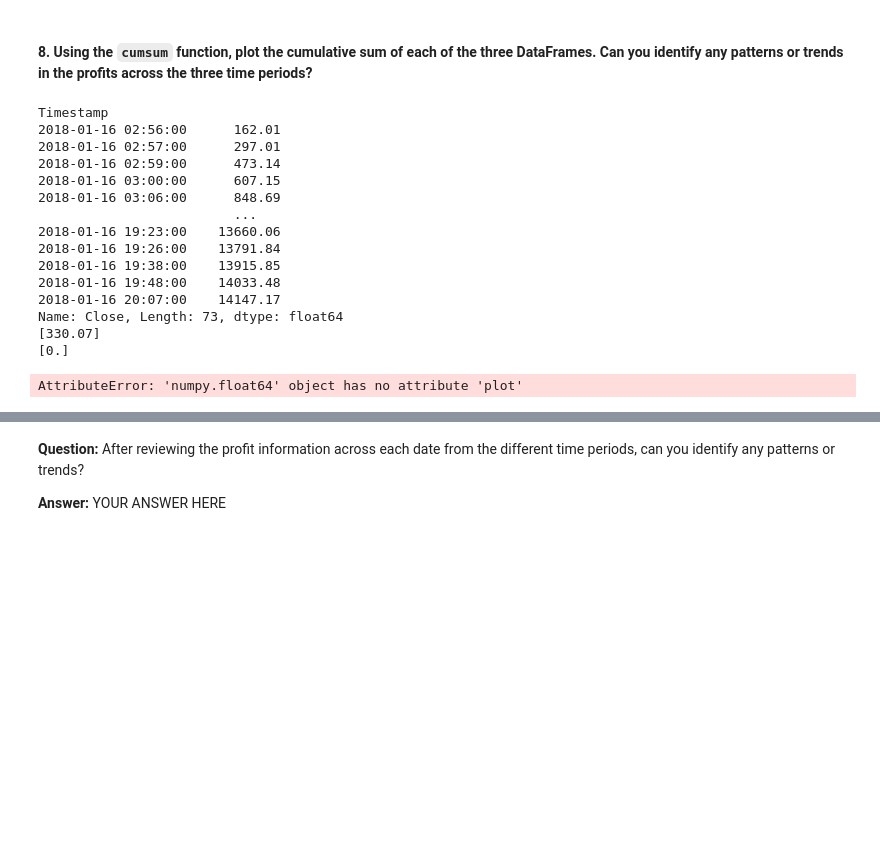
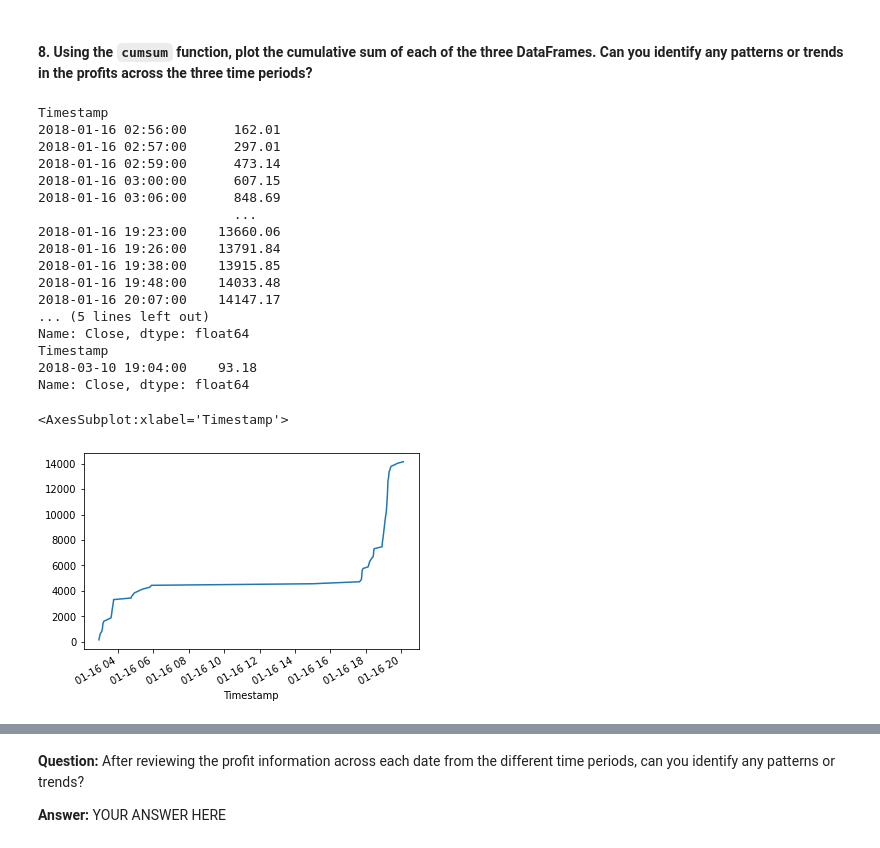
Before and after one commit to smruthid/FinancialAnalysisOfBitcoin, a Jupyter notebook: crypto_arbitrage.ipynb, the cells around one changed output, grey strips where cells are left out. Saved outputs shown, nothing was run; the diff lists cells and outputs as text; code cells hidden in the pictures; blank space fills up the shorter version.

```diff
--- a/crypto_arbitrage.ipynb
+++ b/crypto_arbitrage.ipynb
@@ -653,9 +657,9 @@ profit_late_sum = profit_per_trade_late.sum()
 # Use the cumsum function to calculate the cumulative profits over time for the early profit per trade DataFrame
 cumulative_profit_early = profit_per_trade_early.cumsum()
 print(cumulative_profit_early)
-cumulative_profit_middle = profit_middle_sum.cumsum()
+cumulative_profit_middle = profit_per_trade_middle.cumsum()
 print(cumulative_profit_middle)
-cumulative_profit_late = profit_late_sum.cumsum()
+cumulative_profit_late = profit_per_trade_late.cumsum()
 print(cumulative_profit_late)
 # %% [output]
 Timestamp
@@ -670,11 +674,14 @@ Timestamp
 2018-01-16 19:38:00    13915.85
 2018-01-16 19:48:00    14033.48
 2018-01-16 20:07:00    14147.17
-Name: Close, Length: 73, dtype: float64
-[330.07]
-[0.]
+... (5 lines left out)
+Name: Close, dtype: float64
+Timestamp
+2018-03-10 19:04:00    93.18
+Name: Close, dtype: float64
 # %%
 # Plot the cumulative sum of profits for the early profit per trade DataFrame
-profit_early_sum.plot()
+cumulative_profit_early.plot()
 # %% [output]
-AttributeError: 'numpy.float64' object has no attribute 'plot'
+<AxesSubplot:xlabel='Timestamp'>
+[figure, added]
```
Also changed, not shown: parts of 10 cells of this notebook.
